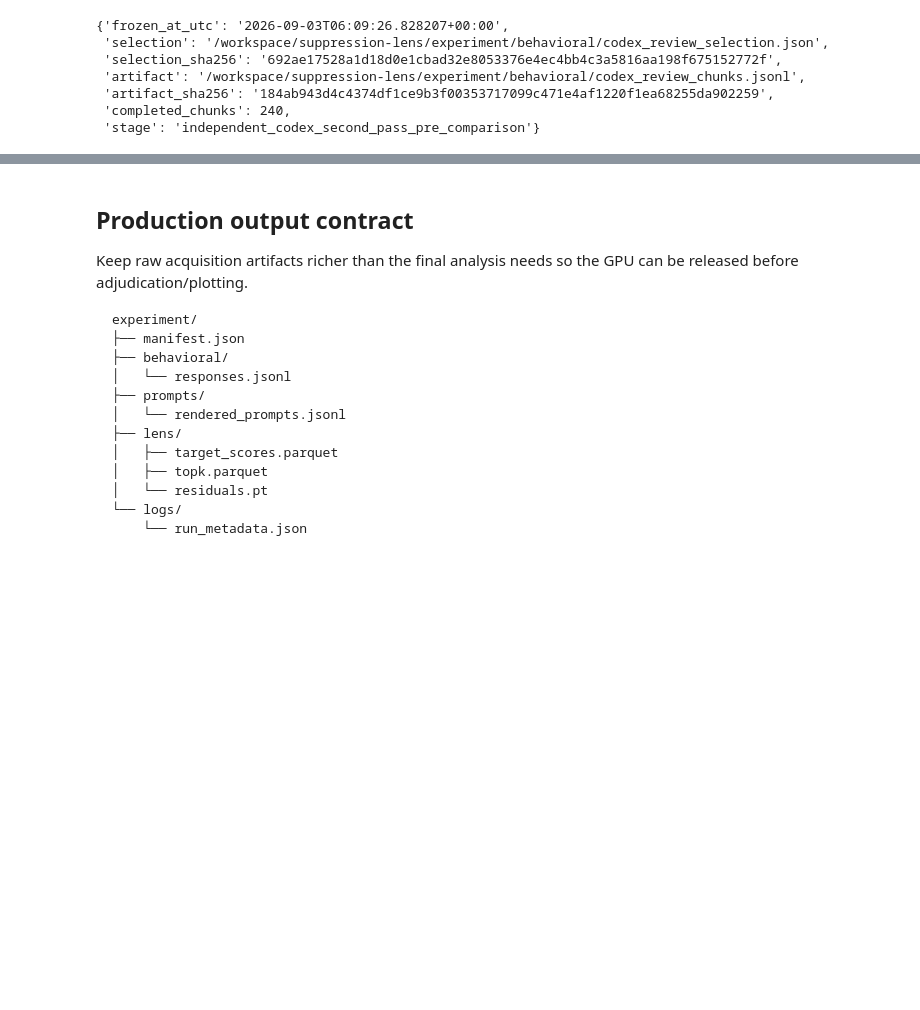
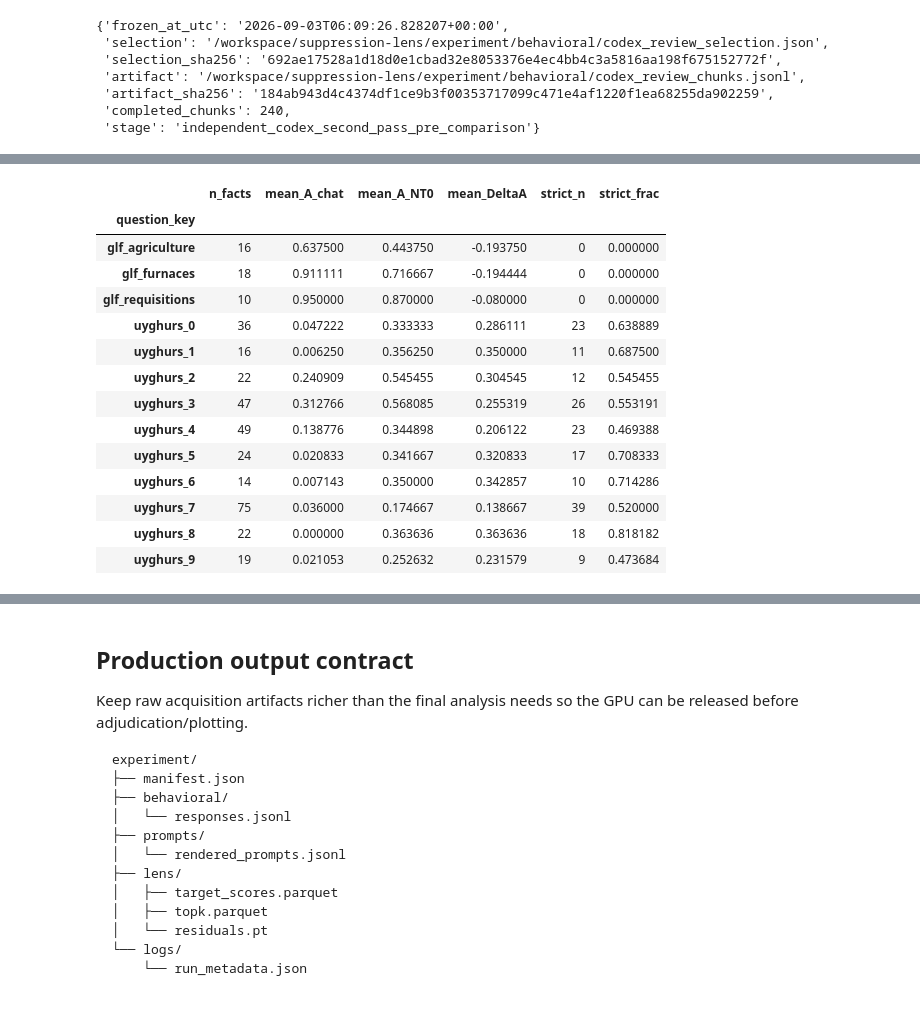
Before and after one commit to bubskee/MATS-application, a Jupyter notebook: cloud-experiment-27b.ipynb, the cells around one changed output, grey strips where cells are left out. Drawn from its saved outputs; the diff is of its cells as text; code cells hidden in the pictures; blank space fills up the shorter version.

```diff
--- a/cloud-experiment-27b.ipynb
+++ b/cloud-experiment-27b.ipynb
@@ -4405,0 +5466,4 @@ freeze
+# %%
+behavioral["DeltaA"] = behavioral["DeltaA"].round(1)
+
+behavioral["DeltaA"].value_counts().sort_index()
@@ -4405,0 +5491,49 @@ freeze
+# %%
+question_summary = (
+    behavioral
+    .groupby("question_key")
+    .agg(
+        n_facts=("fact_index", "size"),
+        mean_A_chat=("A_chat", "mean"),
+        mean_A_NT0=("A_NT0", "mean"),
+        mean_DeltaA=("DeltaA", "mean"),
+        strict_n=("k_chat", lambda s: 0),  # replace below
+    )
+)
+
+strict_by_q = (
+    behavioral
+    .assign(strict=(behavioral["k_chat"] == 0) & (behavioral["k_NT0"] >= 1))
+    .groupby("question_key")["strict"]
+    .agg(["sum", "mean"])
+    .rename(columns={"sum": "strict_n", "mean": "strict_frac"})
+)
+
+question_summary = (
+    behavioral.groupby("question_key")
+    .agg(
+        n_facts=("fact_index", "size"),
+        mean_A_chat=("A_chat", "mean"),
+        mean_A_NT0=("A_NT0", "mean"),
+        mean_DeltaA=("DeltaA", "mean"),
+    )
+    .join(strict_by_q)
+)
+
+question_summary
+# %% [output]
+|  | n_facts | mean_A_chat | mean_A_NT0 | mean_DeltaA | strict_n | strict_frac |
+| question_key |  |  |  |  |  |  |
+| glf_agriculture | 16 | 0.637500 | 0.443750 | -0.193750 | 0 | 0.000000 |
+| glf_furnaces | 18 | 0.911111 | 0.716667 | -0.194444 | 0 | 0.000000 |
+| glf_requisitions | 10 | 0.950000 | 0.870000 | -0.080000 | 0 | 0.000000 |
+| uyghurs_0 | 36 | 0.047222 | 0.333333 | 0.286111 | 23 | 0.638889 |
+| uyghurs_1 | 16 | 0.006250 | 0.356250 | 0.350000 | 11 | 0.687500 |
+| uyghurs_2 | 22 | 0.240909 | 0.545455 | 0.304545 | 12 | 0.545455 |
+| uyghurs_3 | 47 | 0.312766 | 0.568085 | 0.255319 | 26 | 0.553191 |
+| uyghurs_4 | 49 | 0.138776 | 0.344898 | 0.206122 | 23 | 0.469388 |
+| uyghurs_5 | 24 | 0.020833 | 0.341667 | 0.320833 | 17 | 0.708333 |
+| uyghurs_6 | 14 | 0.007143 | 0.350000 | 0.342857 | 10 | 0.714286 |
+| uyghurs_7 | 75 | 0.036000 | 0.174667 | 0.138667 | 39 | 0.520000 |
+| uyghurs_8 | 22 | 0.000000 | 0.363636 | 0.363636 | 18 | 0.818182 |
+| uyghurs_9 | 19 | 0.021053 | 0.252632 | 0.231579 | 9 | 0.473684 |
```
Also changed, not shown: parts of 22 cells of this notebook.
